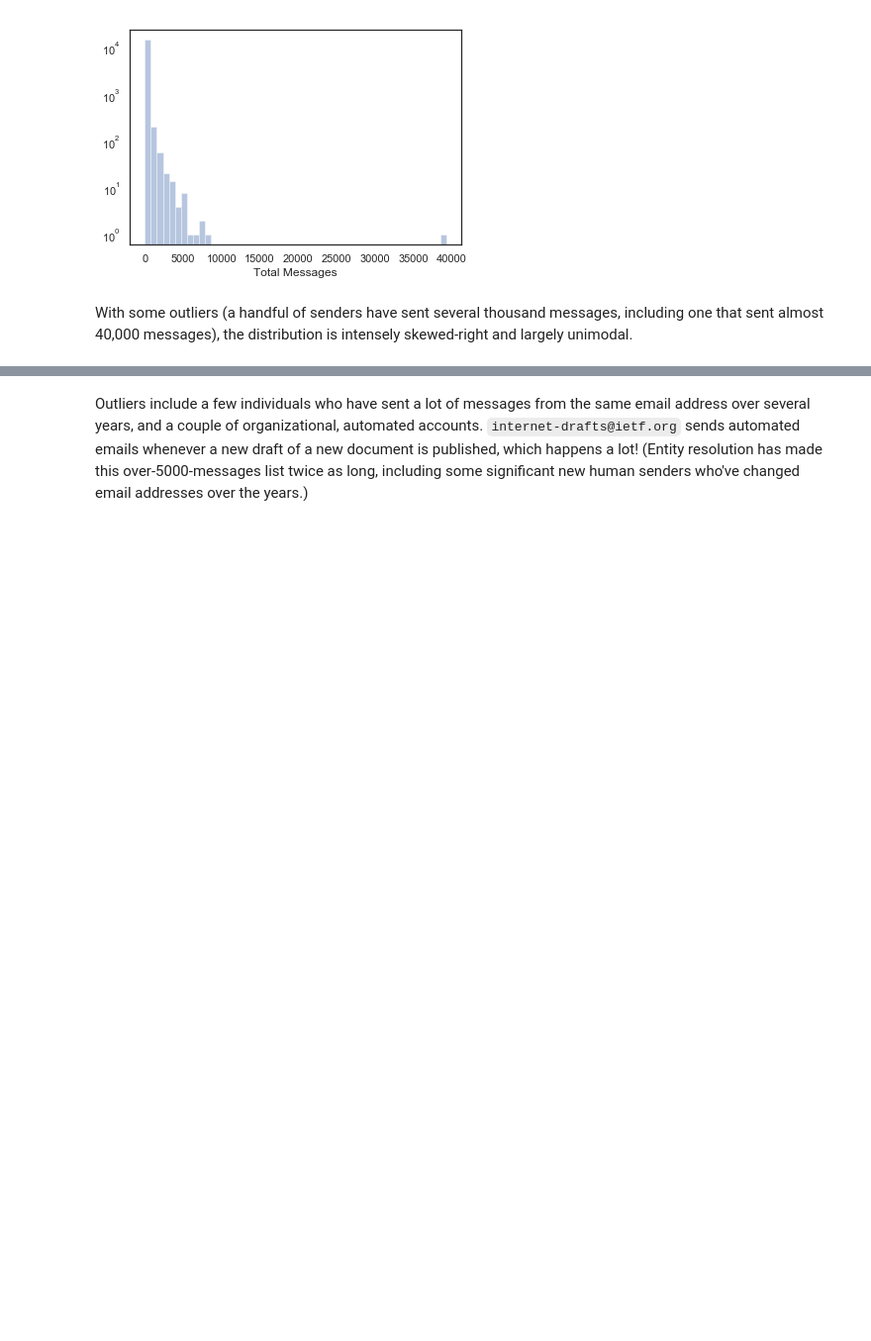
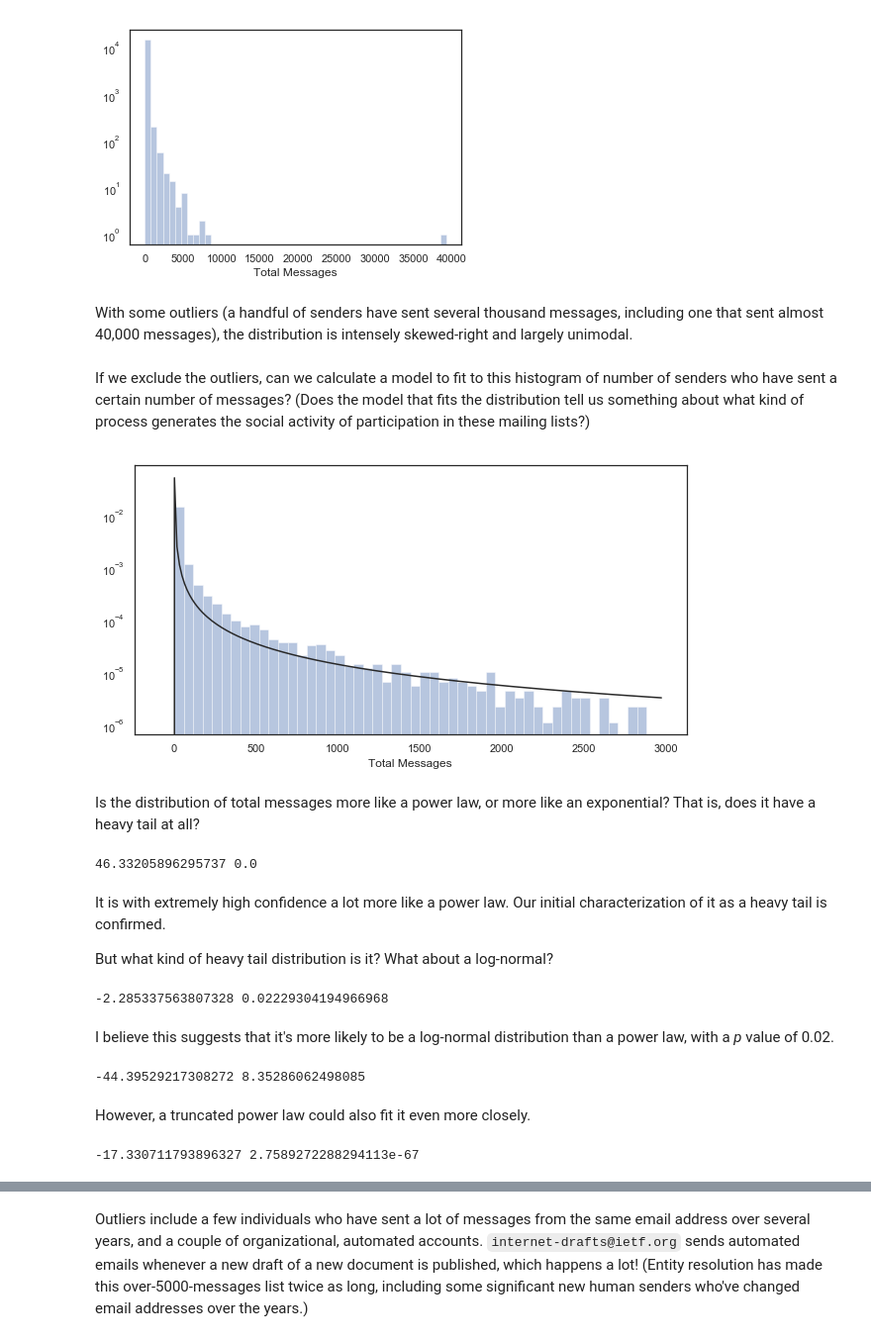
Before and after one commit to npdoty/bigbang, a Jupyter notebook: ietf-participation/ietf_wgs_tenure.ipynb, the cells around one changed output, grey strips where cells are left out. Shown at 99% size. Drawn from its saved outputs; the diff is of its cells as text; code cells hidden in the pictures; blank space fills up the shorter version.

```diff
--- a/ietf-participation/ietf_wgs_tenure.ipynb
+++ b/ietf-participation/ietf_wgs_tenure.ipynb
@@ -364,3 +411,5 @@ fig.set(yscale="log")
 [figure]
 # %% [markdown]
 With some outliers (a handful of senders have sent several thousand messages, including one that sent almost 40,000 messages), the distribution is intensely skewed-right and largely unimodal.
+# %% [markdown]
+If we exclude the outliers, can we calculate a model to fit to this histogram of number of senders who have sent a certain number of messages? (Does the model that fits the distribution tell us something about what kind of process generates the social activity of participation in these mailing lists?)
@@ -366,0 +418,15 @@ With some outliers (a handful of senders have sent several thousand messages, in
+# %%
+fig = plt.figure(figsize=(10, 5))
+ax = plt.axes()
+sns.distplot(working_data[working_data['Total Messages'] < 3000]['Total Messages'], ax=ax, hist=True, kde=False, norm_hist=True,
+            fit=scipy.stats.lognorm
+            )
+
+# #fit_params = scipy.stats.lognorm.fit(total_messages_excluding_outliers['Total Messages'])
+# new_params = (fit.lognormal.sigma, 4, np.abs(fit.lognormal.mu))
+# fit_pdf = scipy.stats.lognorm.pdf(range(5000), *new_params)
+# ax.plot(fit_pdf)
+ax.set(yscale="log")
+fig.show()
+# %% [output]
+[figure, added]
@@ -366,0 +435,29 @@ With some outliers (a handful of senders have sent several thousand messages, in
+# %% [markdown]
+Is the distribution of total messages more like a power law, or more like an exponential? That is, does it have a heavy tail at all?
+# %%
+R, p = fit.distribution_compare('power_law', 'exponential', normalized_ratio=True)
+print R, p
+# %% [output]
+46.33205896295737 0.0
+# %% [markdown]
+It is with extremely high confidence a lot more like a power law. Our initial characterization of it as a heavy tail is confirmed.
+
+But what kind of heavy tail distribution is it? What about a log-normal?
+# %%
+R, p = fit.distribution_compare('power_law', 'lognormal', normalized_ratio=True)
+print R, p
+# %% [output]
+-2.285337563807328 0.02229304194966968
+# %% [markdown]
+I believe this suggests that it's more likely to be a log-normal distribution than a power law, with a _p_ value of 0.02.
+# %%
+print fit.lognormal.mu, fit.lognormal.sigma
+# %% [output]
+-44.39529217308272 8.35286062498085
+# %% [markdown]
+However, a truncated power law could also fit it even more closely.
+# %%
+R, p = fit.distribution_compare('lognormal', 'truncated_power_law', normalized_ratio=True)
+print R, p
+# %% [output]
+-17.330711793896327 2.7589272288294113e-67
```
Also changed, not shown: parts of 20 cells of this notebook, 1 other file.
